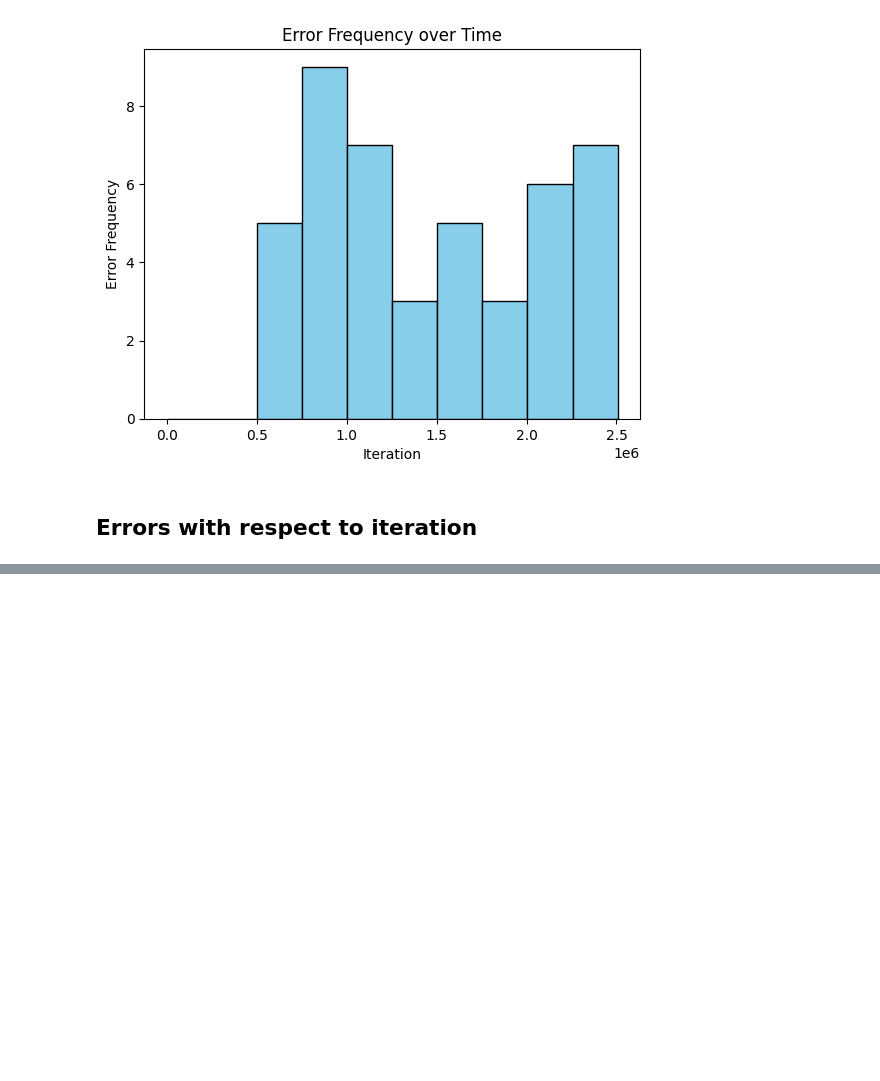
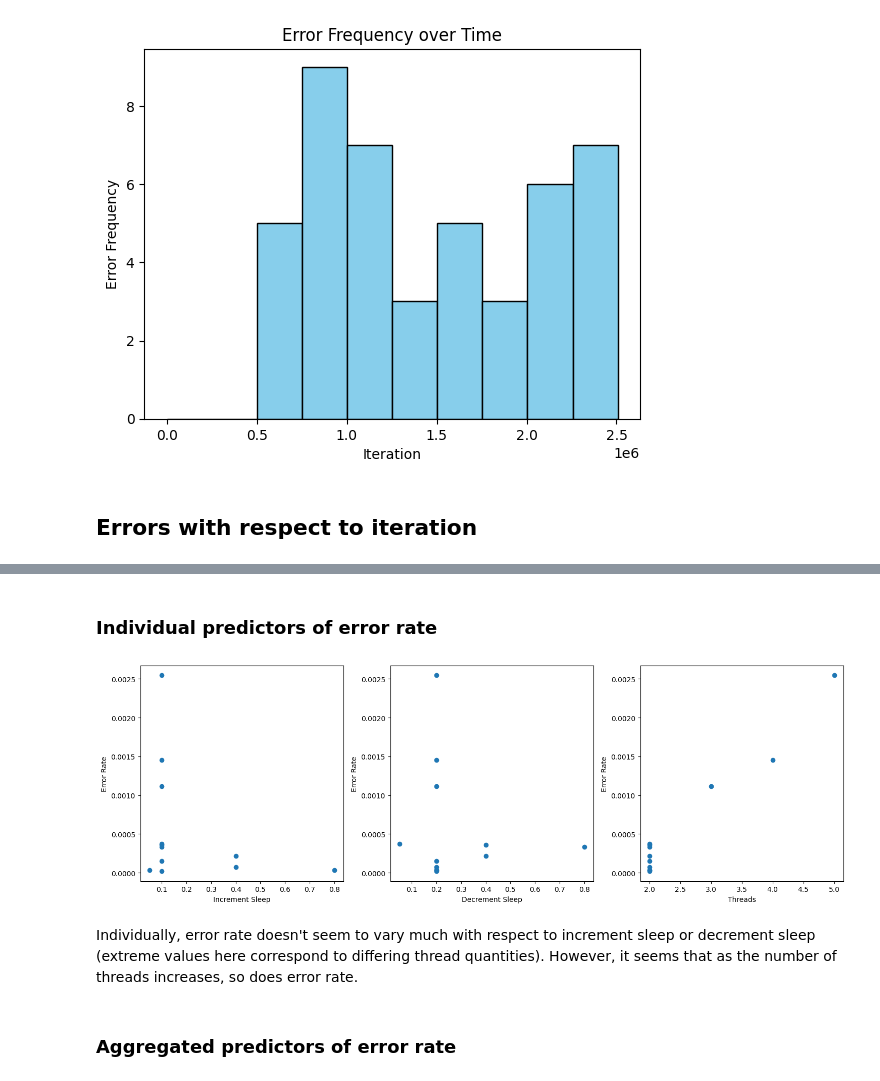
Before and after one commit to Lime029/pthread_mutex_lock-failures, a Jupyter notebook: Assignment 4 Analysis.ipynb, the cells around one changed output, grey strips where cells are left out. Drawn from its saved outputs; the diff is of its cells as text; code cells hidden in the pictures; blank space fills up the shorter version.

```diff
--- a/Assignment 4 Analysis.ipynb
+++ b/Assignment 4 Analysis.ipynb
@@ -92,0 +97,15 @@ plt.show()
+# %%
+def error_rate(data, drop=False):
+    return len(data[(data != 0).any(axis=1)]) / len(data)
+# %%
+data = {
+    'Loop': [False, False, True, False, False, False, False, False, False, False, False, False],
+    'Increment Sleep': [0.1, 0.4, 0.1, 0.1, 0.1, 0.1, 0.05, 0.4, 0.8, 0.1, 0.1, 0.1],
+    'Decrement Sleep': [0.2, 0.4, 0.2, 0.05, 0.4, 0.8, 0.2, 0.2, 0.2, 0.2, 0.2, 0.2],
+    'Threads': [2, 2, 2, 2, 2, 2, 2, 2, 2, 3, 4, 5],
+    'Error Rate': [error_rate(f) for f in frames],
+    'Samples': [len(f) for f in frames]
+}
+
+data = pd.DataFrame(data)
+data
@@ -92,0 +126,26 @@ plt.show()
+# %% [markdown]
+### Individual predictors of error rate
+# %%
+fig, axs = plt.subplots(1, 3, figsize=(15, 5))
+axs = axs.flatten()
+
+axs[0].scatter(data['Increment Sleep'], data['Error Rate'])
+axs[0].set_xlabel('Increment Sleep')
+axs[0].set_ylabel('Error Rate')
+
+axs[1].scatter(data['Decrement Sleep'], data['Error Rate'])
+axs[1].set_xlabel('Decrement Sleep')
+axs[1].set_ylabel('Error Rate')
+
+axs[2].scatter(data['Threads'], data['Error Rate'])
+axs[2].set_xlabel('Threads')
+axs[2].set_ylabel('Error Rate')
+
+plt.tight_layout()
+plt.show()
+# %% [output]
+[figure, added]
+# %% [markdown]
+Individually, error rate doesn't seem to vary much with respect to increment sleep or decrement sleep (extreme values here correspond to differing thread quantities). However, it seems that as the number of threads increases, so does error rate.
+# %% [markdown]
+### Aggregated predictors of error rate
```
Also changed, not shown: parts of 9 cells of this notebook.
